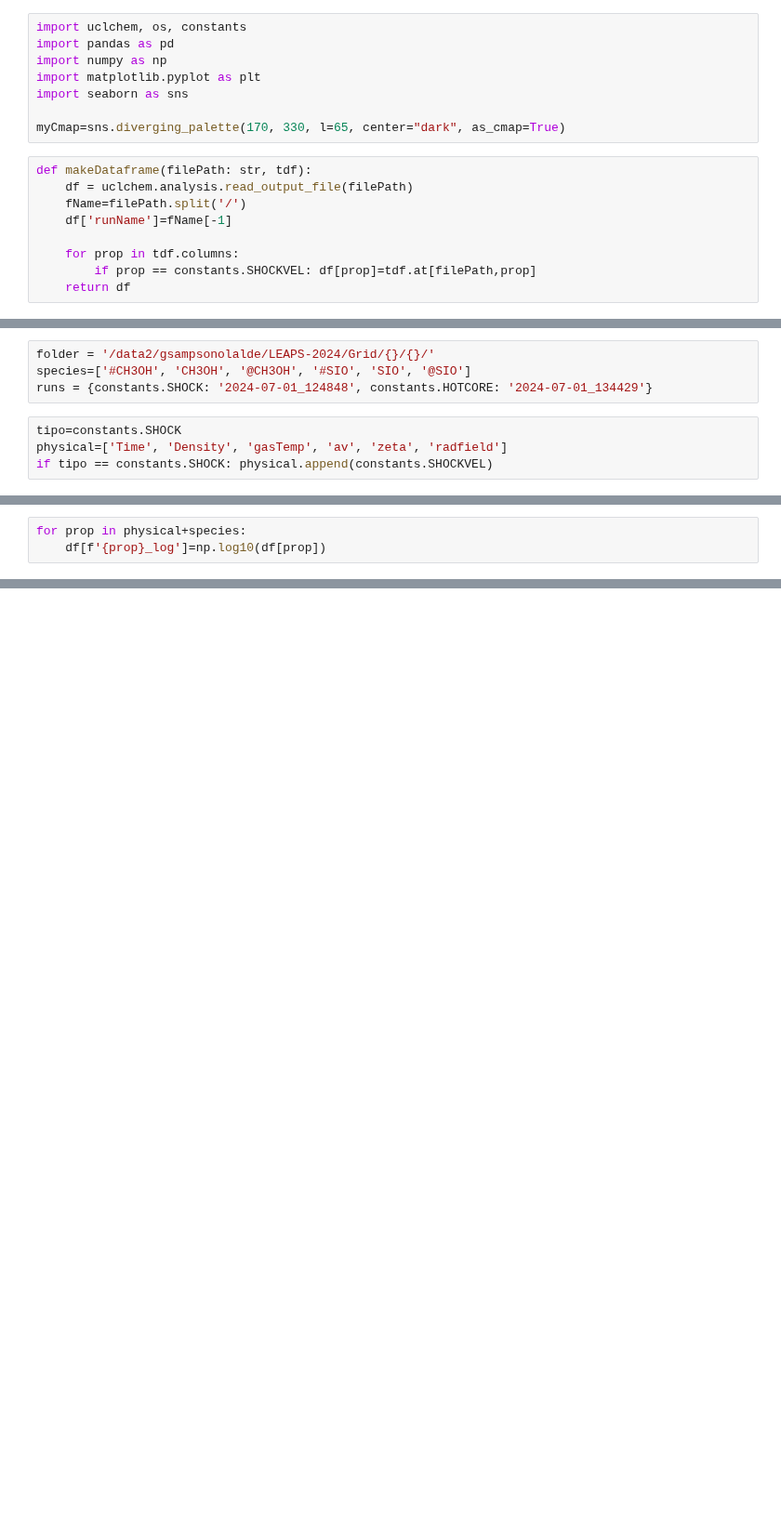
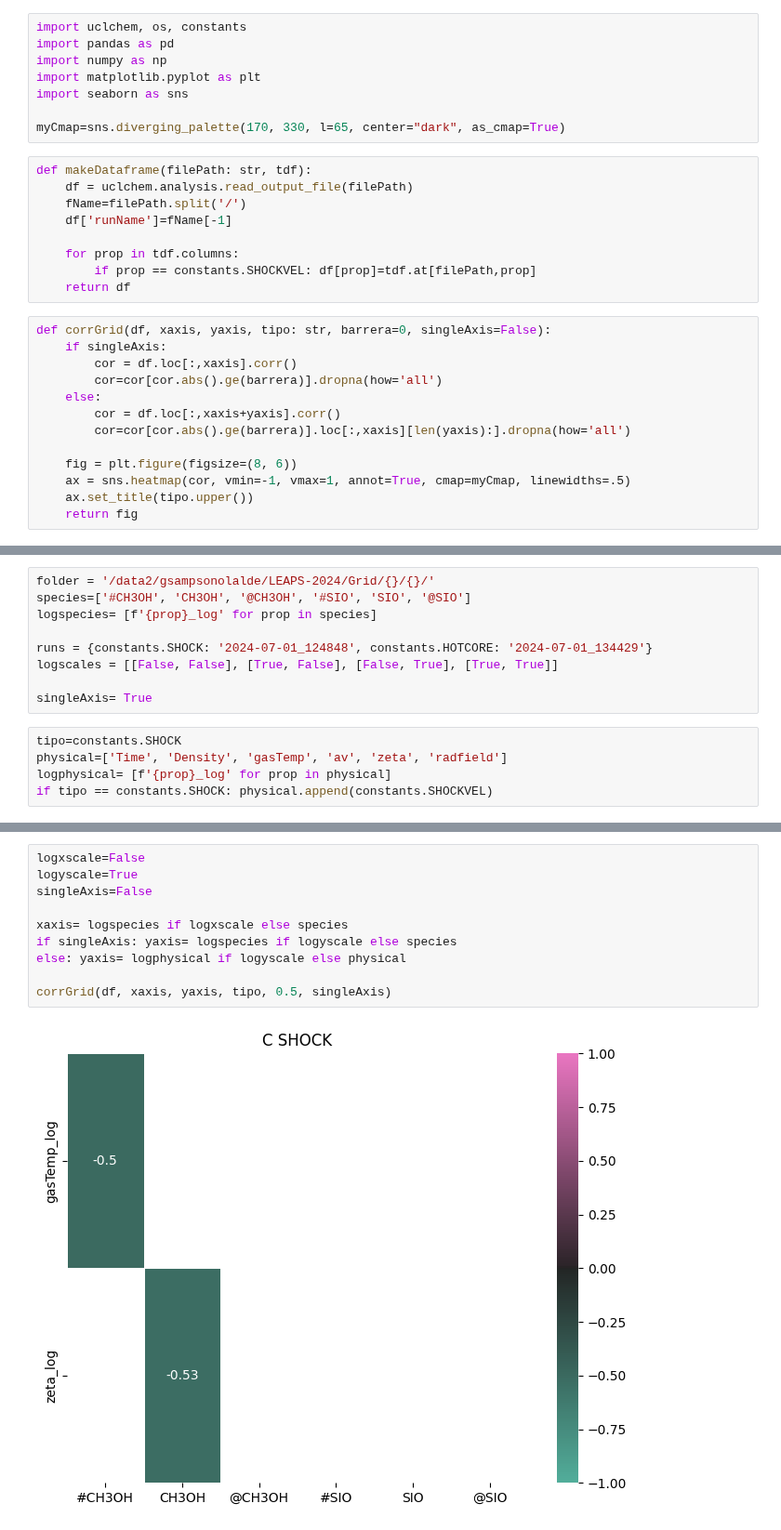
Before and after one commit to georgina-sampson/LEAPS-2024, a Jupyter notebook: Grid/trial.ipynb, the cells around one changed output, grey strips where cells are left out. Shown at 93% size. Cells and saved outputs as stored; diff of their text form; blank space fills up the shorter version.

```diff
--- a/Grid/trial.ipynb
+++ b/Grid/trial.ipynb
@@ -15,3 +15,16 @@ def makeDataframe(filePath: str, tdf):
     for prop in tdf.columns:
         if prop == constants.SHOCKVEL: df[prop]=tdf.at[filePath,prop]
     return df
+# %%
+def corrGrid(df, xaxis, yaxis, tipo: str, barrera=0, singleAxis=False):
+    if singleAxis:
+        cor = df.loc[:,xaxis].corr()
+        cor=cor[cor.abs().ge(barrera)].dropna(how='all')
+    else:
+        cor = df.loc[:,xaxis+yaxis].corr()
+        cor=cor[cor.abs().ge(barrera)].loc[:,xaxis][len(yaxis):].dropna(how='all')
+
+    fig = plt.figure(figsize=(8, 6))
+    ax = sns.heatmap(cor, vmin=-1, vmax=1, annot=True, cmap=myCmap, linewidths=.5)
+    ax.set_title(tipo.upper())
+    return fig
@@ -18,10 +33,16 @@ def makeDataframe(filePath: str, tdf):
 # %%
 folder = '/data2/gsampsonolalde/LEAPS-2024/Grid/{}/{}/'
 species=['#CH3OH', 'CH3OH', '@CH3OH', '#SIO', 'SIO', '@SIO']
+logspecies= [f'{prop}_log' for prop in species]
+
 runs = {constants.SHOCK: '2024-07-01_124848', constants.HOTCORE: '2024-07-01_134429'}
+logscales = [[False, False], [True, False], [False, True], [True, True]]
+
+singleAxis= True
 # %%
 tipo=constants.SHOCK
 physical=['Time', 'Density', 'gasTemp', 'av', 'zeta', 'radfield']
+logphysical= [f'{prop}_log' for prop in physical]
 if tipo == constants.SHOCK: physical.append(constants.SHOCKVEL)
 # %%
 tdf= pd.read_csv(folder.format(runs[tipo], "stage2_df.csv")[:-1], index_col=0)
@@ -34,3 +56,0 @@ df = df.loc[:,physical+species+['runName']]
-# %%
-for prop in physical+species:
-    df[f'{prop}_log']=np.log10(df[prop])
@@ -52,0 +67,12 @@ df
+# %%
+logxscale=False
+logyscale=True
+singleAxis=False
+
+xaxis= logspecies if logxscale else species
+if singleAxis: yaxis= logspecies if logyscale else species
+else: yaxis= logphysical if logyscale else physical
+
+corrGrid(df, xaxis, yaxis, tipo, 0.5, singleAxis)
+# %% [output]
+[figure, added]
```
Also changed, not shown: parts of 6 cells of this notebook, 26 other files.
